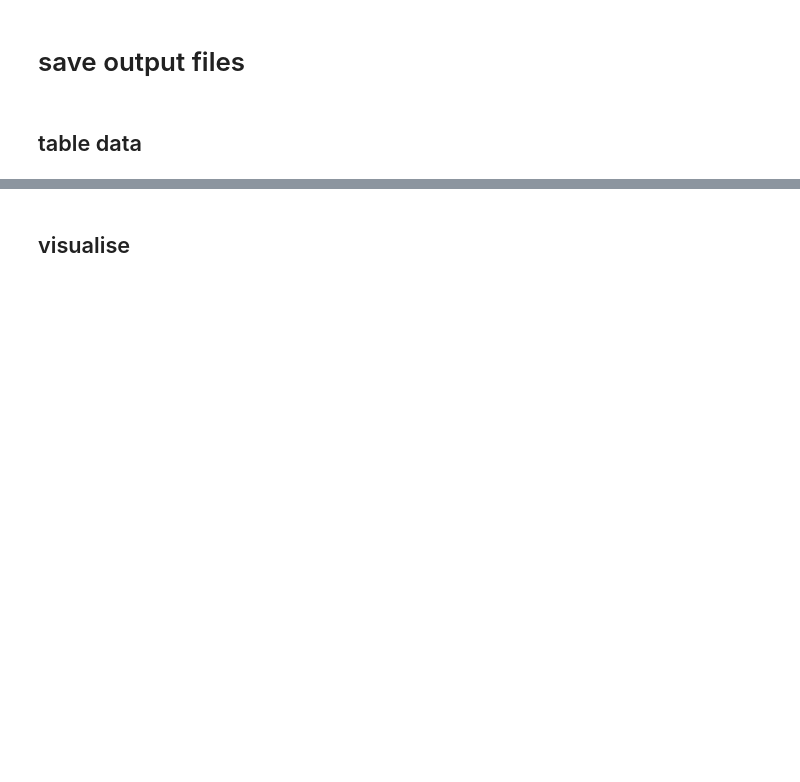
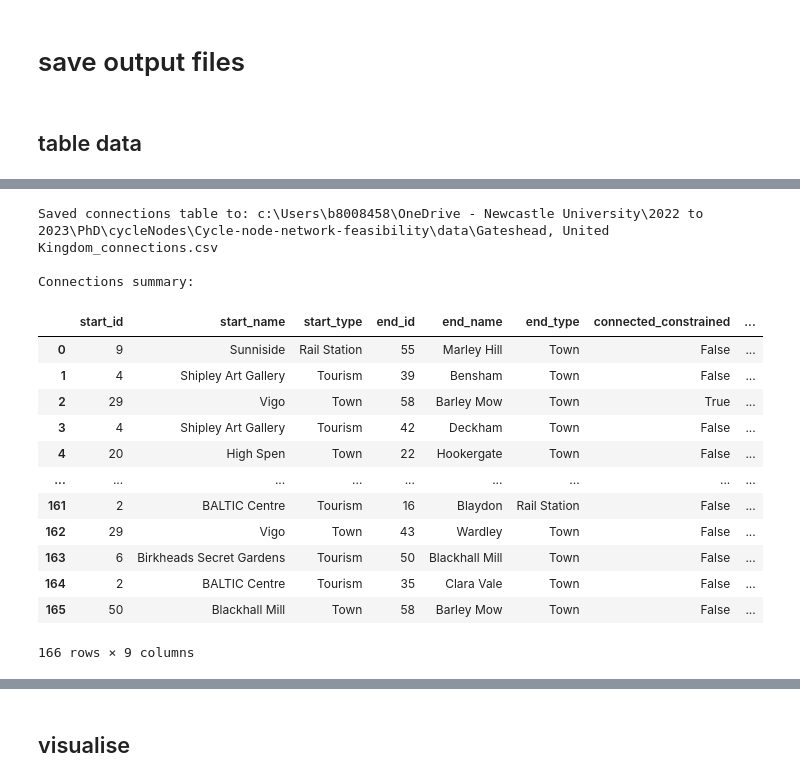
Before and after one commit to Froguin99/Cycle-node-network-feasibility, a Jupyter notebook: 01-create-network.ipynb, the cells around one changed output, grey strips where cells are left out. Saved outputs shown, nothing was run; the diff lists cells and outputs as text; code cells hidden in the pictures; blank space fills up the shorter version.

```diff
--- a/01-create-network.ipynb
+++ b/01-create-network.ipynb
@@ -471,38 +1082,57 @@ print(f"Successful connections: {len(successful_greedy_indices)} / {len(greedy_e
 node_name_lookup = processed_nodes.set_index('id')['name'].to_dict()
 node_source_lookup = processed_nodes.set_index('id')['source'].to_dict()
 
-# Build connections table
+# Build connections table with status for all three methods
 connections_list = []
 for idx, row in greedy_edges.iterrows():
     start_id = row['start_id']
     end_id = row['end_id']
 
     start_name = node_name_lookup.get(start_id, f"Node {start_id}")
     end_name = node_name_lookup.get(end_id, f"Node {end_id}")
     start_source = node_source_lookup.get(start_id, "Unknown")
     end_source = node_source_lookup.get(end_id, "Unknown")
 
-    connected = idx in successful_greedy_indices
-    distance_km = row['distance'] / 1000 if connected else None
+    connected_constrained = idx in successful_greedy_indices_constrained
+    connected_relaxed = idx in relaxed_successful_greedy_indices_constrained
+    distance_km = row['distance'] / 1000
 
     connections_list.append({
         'start_id': start_id,
         'start_name': start_name if pd.notna(start_name) else f"Unnamed {start_source}",
         'start_type': start_source,
         'end_id': end_id,
         'end_name': end_name if pd.notna(end_name) else f"Unnamed {end_source}",
         'end_type': end_source,
-        'connected': connected,
-        'distance_km': round(distance_km, 2) if distance_km else None
+        'connected_constrained': connected_constrained,
+        'connected_relaxed': connected_relaxed,
+        'distance_km': round(distance_km, 2)
     })
 
 connections_df = pd.DataFrame(connections_list)
 
 # Save to CSV
-connections_output_path = current_wd + r"\data\\" + place + "_connections.csv"
+connections_output_path = os.path.join(current_wd, "data", f"{place}_connections.csv")
 connections_df.to_csv(connections_output_path, index=False)
 print(f"Saved connections table to: {connections_output_path}")
 
 # Display summary
 print(f"\nConnections summary:")
 display(connections_df)
+# %% [output]
+Saved connections table to: c:\Users\b8008458\OneDrive - Newcastle University\2022 to 2023\PhD\cycleNodes\Cycle-node-network-feasibility\data\Gateshead, United Kingdom_connections.csv
+
+Connections summary:
+|  | start_id | start_name | start_type | end_id | end_name | end_type | connected_constrained | ... |
+| 0 | 9 | Sunniside | Rail Station | 55 | Marley Hill | Town | False | ... |
+| 1 | 4 | Shipley Art Gallery | Tourism | 39 | Bensham | Town | False | ... |
+| 2 | 29 | Vigo | Town | 58 | Barley Mow | Town | True | ... |
+| 3 | 4 | Shipley Art Gallery | Tourism | 42 | Deckham | Town | False | ... |
+| 4 | 20 | High Spen | Town | 22 | Hookergate | Town | False | ... |
+| ... | ... | ... | ... | ... | ... | ... | ... | ... |
+| 161 | 2 | BALTIC Centre | Tourism | 16 | Blaydon | Rail Station | False | ... |
+| 162 | 29 | Vigo | Town | 43 | Wardley | Town | False | ... |
+| 163 | 6 | Birkheads Secret Gardens | Tourism | 50 | Blackhall Mill | Town | False | ... |
+| 164 | 2 | BALTIC Centre | Tourism | 35 | Clara Vale | Town | False | ... |
+| 165 | 50 | Blackhall Mill | Town | 58 | Barley Mow | Town | False | ... |
+166 rows × 9 columns
```
Also changed, not shown: parts of 39 cells of this notebook.
